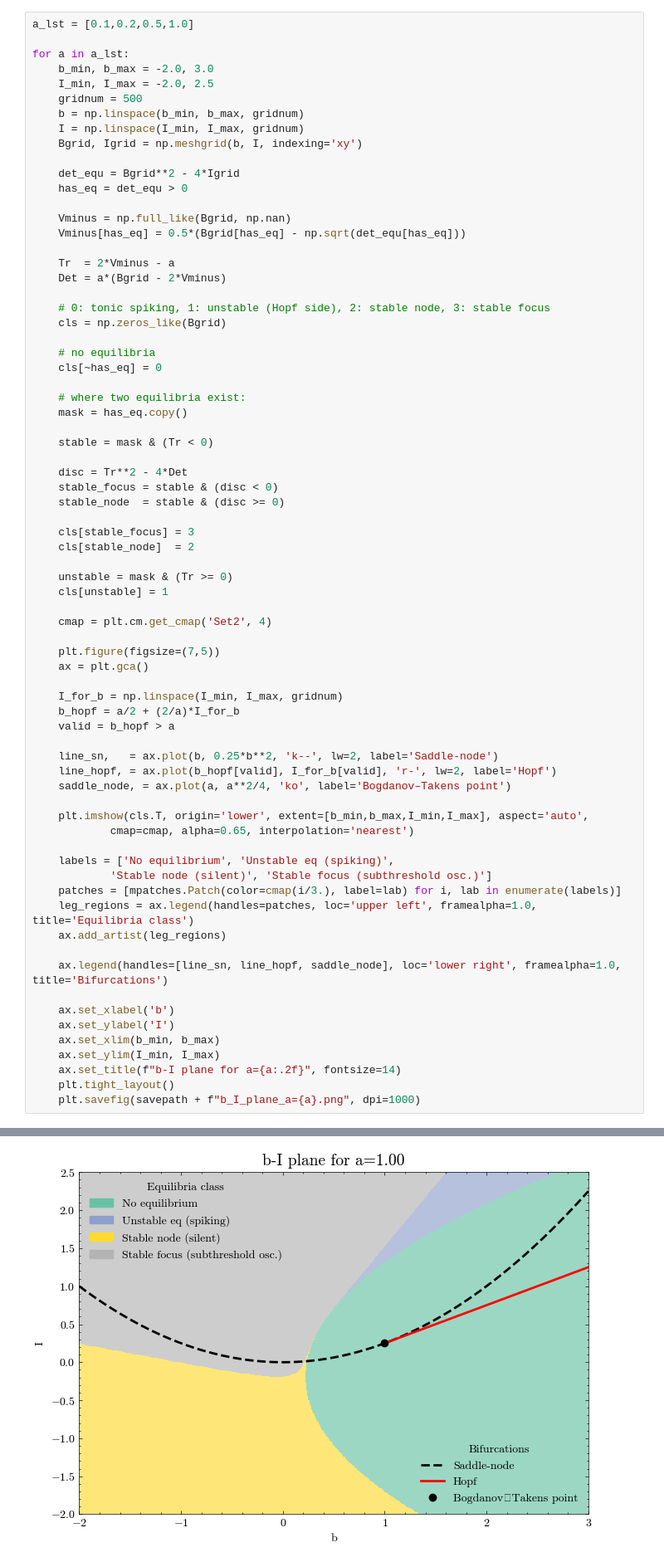
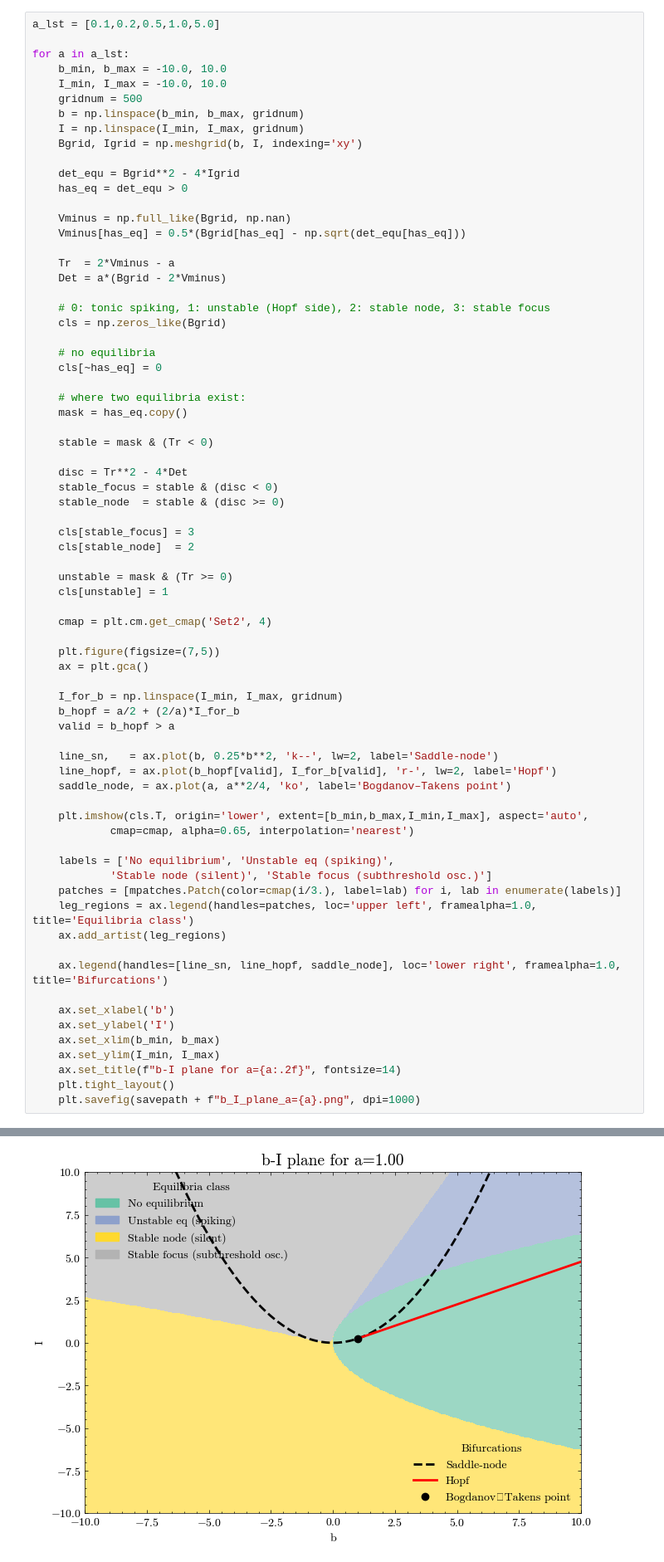
Before and after one commit to StevenZhang0116/MCN2025, a Jupyter notebook: ProblemSets/P1Q2.ipynb, the cells around one changed output, grey strips where cells are left out. Shown: that part at 83% size. Drawn from its saved outputs; the diff is of its cells as text.

```diff
--- a/ProblemSets/P1Q2.ipynb
+++ b/ProblemSets/P1Q2.ipynb
@@ -98,11 +98,11 @@ fig.savefig(savepath + "example_trace.png", dpi=300)
 # %% [output]
 [figure]
 # %%
-a_lst = [0.1,0.2,0.5,1.0]
+a_lst = [0.1,0.2,0.5,1.0,5.0]
 
 for a in a_lst:
-    b_min, b_max = -2.0, 3.0
-    I_min, I_max = -2.0, 2.5
+    b_min, b_max = -10.0, 10.0
+    I_min, I_max = -10.0, 10.0
     gridnum = 500
     b = np.linspace(b_min, b_max, gridnum)
     I = np.linspace(I_min, I_max, gridnum)
@@ -176 +176 @@ for a in a_lst:
-[figure, old version]
+[figure, new version]
```
Also changed, not shown: parts of 1 cell of this notebook, 10 other files.
